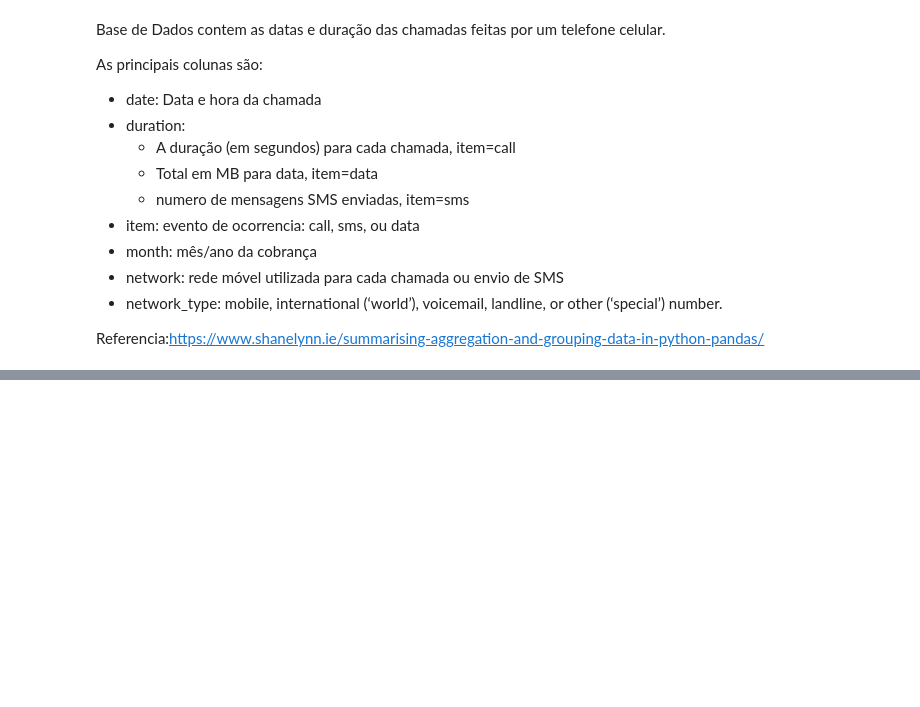
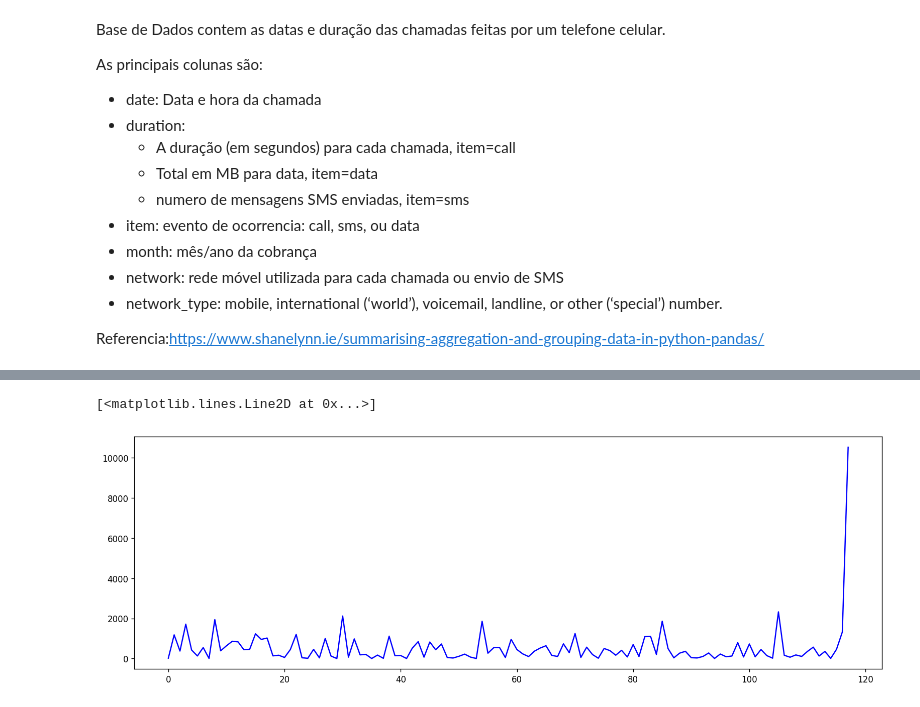
Before and after one commit to JMCVALE/ASN-ROCKS-, a Jupyter notebook: SERIES_TEMPORAIS.ipynb, the cells around one changed output, grey strips where cells are left out. Cells and saved outputs as stored; diff of their text form; code cells hidden in the pictures; blank space fills up the shorter version.

```diff
--- a/SERIES_TEMPORAIS.ipynb
+++ b/SERIES_TEMPORAIS.ipynb
@@ -33,0 +176,14 @@ Referencia:https://www.shanelynn.ie/summarising-aggregation-and-grouping-data-in
+# %%
+## Sumariza a variavel duration considerando item=call
+# Intervalo de Tempo: dia
+# Método de acumulação: max, min, total
+data_day = data[data['item'] == 'call'].groupby(['year','month_1', 'day']).agg(
+    # Get max of the duration column for each group
+    max_duration=('duration', max),
+    # Get min of the duration column for each group
+    min_duration=('duration', min),
+    # Get sum of the duration column for each group
+    sum_duration=('duration', sum)
+    # Get mean of the duration column for each group
+    #mean_duration=('duration', )
+)
@@ -33,0 +200,11 @@ Referencia:https://www.shanelynn.ie/summarising-aggregation-and-grouping-data-in
+# %%
+##############################################
+# Day - Max
+##############################################
+# plt.figure(figsize=(16,5))
+# plt.plot(list(data_day['max_duration']), 'o', color='green')
+plt.figure(figsize=(16,5))
+plt.plot(list(data_day['max_duration']), color='blue')
+# %% [output]
+[<matplotlib.lines.Line2D at 0x...>]
+[figure, added]
```
Also changed, not shown: parts of 27 cells of this notebook.
